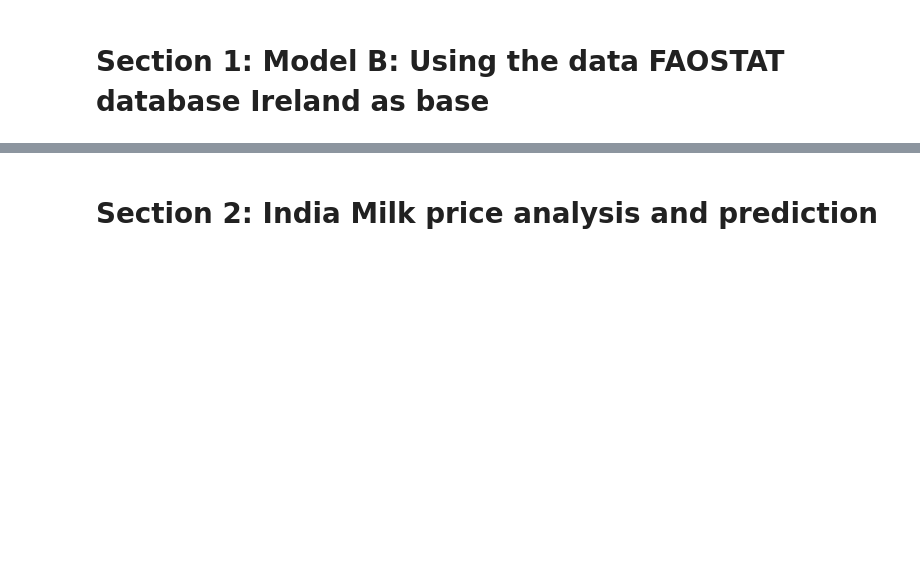
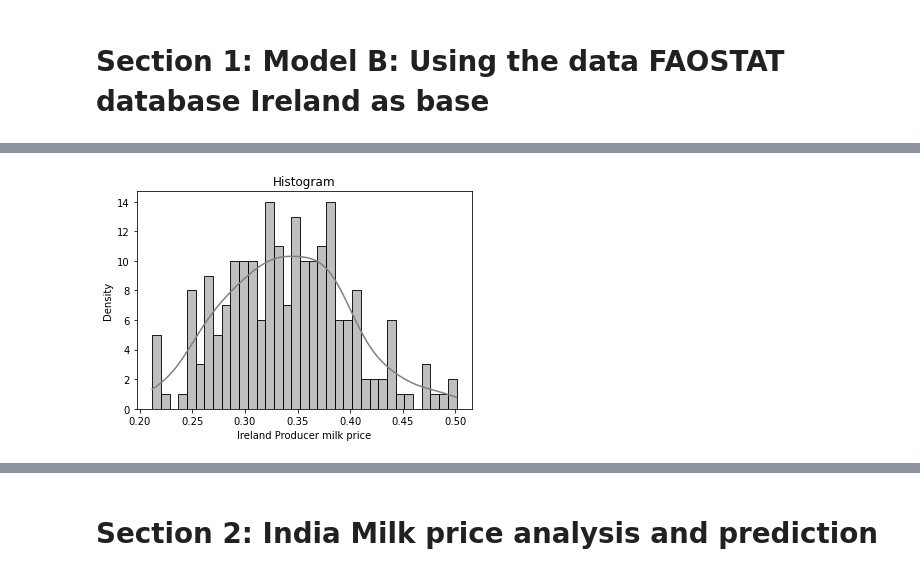
Before and after one commit to dhanya555/CA2, a Jupyter notebook: Integrated_CA2_Individual_Version1.0.ipynb, the cells around one changed output, grey strips where cells are left out. Saved outputs shown, nothing was run; the diff lists cells and outputs as text; code cells hidden in the pictures; blank space fills up the shorter version.

```diff
--- a/Integrated_CA2_Individual_Version1.0.ipynb
+++ b/Integrated_CA2_Individual_Version1.0.ipynb
@@ -129,4 +130,17 @@ filterwarnings('ignore')
 # %% [markdown]
 # Section 1: Model B: Using the data FAOSTAT database Ireland as base
 # %%
-#read all the required Ireland datasets collected from FAOSTAT and other sources
+#read all the milk or dairy related feature datasets of Ireland collected from various sources
+Ireland_producer_milk_price_monthly        = pd.read_csv('Manufacture_price_actualfatprotein_milk_monthly.csv') # Manufacture price milk
+Ireland_consumer_milk_price_monthly        = pd.read_csv('Consumer_price_fullfat_milk_2L_euro.csv')             # consumer price fullfat milk
+Ireland_Labour_costs_monthly               = pd.read_csv('Ireland_Labour_costs_monthly.csv')                    # Ireland Labour cost data
+World_bank_agriculture_price_index         = pd.read_csv('World_bank_agriculture_price_index.csv')              # world bank agriculture price index
+World_bank_Barley_price                    = pd.read_csv('World_bank_Barley_price.csv')                         # world bank Barley_price
+World_bank_fertilizer_price_index          = pd.read_csv('World_bank_fertilizer_price_index.csv')               # world bank fertilizer price index
+World_bank_food_price_index                = pd.read_csv('World_bank_food_price_index.csv')                     # world bank food price index
+World_bank_grains_price_index              = pd.read_csv('World_bank_grains_price_index.csv')                   # world bank grains price index
+World_bank_Maize_price                     = pd.read_csv('World_bank_Maize_price.csv')                          # world bank Maize price index
+World_bank_Urea_price                      = pd.read_csv('World_bank_Urea_price.csv')                           # World_bank_Urea_price
+World_bank_Wheat_price                     = pd.read_csv('World_bank_Wheat_price.csv')                          # World_bank_wheat_price
+Ireland_food_price_inflation_monthly       = pd.read_csv('Food_price_inflation_Ireland_monthly.csv')            # Food price inflation Ireland
+FAOSTAT_world_consumer_price_index_monthly = pd.read_csv('FAOSTAT_world_consumer_price_index_monthly.csv')      # FAOSTAT world consumer price index data
@@ -132,0 +568,12 @@ filterwarnings('ignore')
+# %%
+#Call a function to plot the histograms
+def plot_histogram(df,xtitle):
+    sns.histplot(df,kde=True,bins=35,color='grey')
+    plt.xlabel(xtitle)
+    plt.ylabel('Density')
+    plt.title('Histogram')
+    return
+# %%
+plot_histogram(Ireland_producer_milk_price_monthly['VALUE'],"Ireland Producer milk price")
+# %% [output]
+[figure, added]
```
Also changed, not shown: parts of 99 cells of this notebook, 11 other files.
